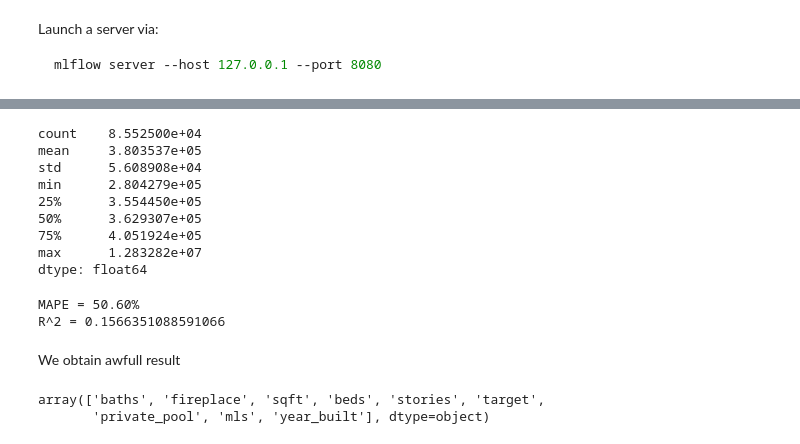
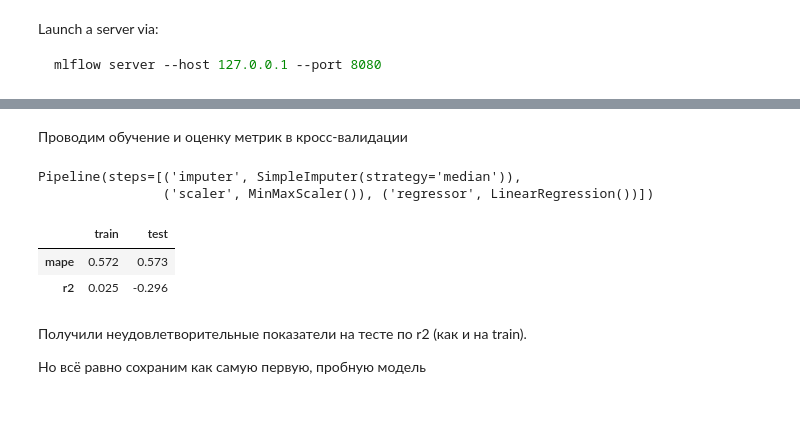
Before and after one commit to mvulf/housing_cost, a Jupyter notebook: notebooks/3.0-mv-modelling-baseline.ipynb, the cells around one changed output, grey strips where cells are left out. Cells and saved outputs as stored; diff of their text form; code cells hidden in the pictures; blank space fills up the shorter version.

```diff
--- a/notebooks/3.0-mv-modelling-baseline.ipynb
+++ b/notebooks/3.0-mv-modelling-baseline.ipynb
@@ -95,3 +74,7 @@ df = df.drop('baths', axis=1)
 # %%
+df = df.drop('baths', axis=1)
 df_crop = df[df['target'].between(1e5, 1e6)]
 df = df_crop
+
+# Prepare data
+X, y = train_model.get_X_y(df)
@@ -147,32 +84,34 @@ Name: target, dtype: float64
-# %%
-pd.Series(y_pred).describe()
-# %% [output]
-count    8.552500e+04
-mean     3.803537e+05
-std      5.608908e+04
-min      2.804279e+05
-25%      3.554450e+05
-50%      3.629307e+05
-75%      4.051924e+05
-max      1.283282e+07
-dtype: float64
-# %%
-from sklearn.metrics import mean_absolute_percentage_error
-from sklearn.metrics import r2_score
-
-# TODO: Get test and train metrics!
-mape = mean_absolute_percentage_error(y_test, y_pred)
-r2 = r2_score(y_test, y_pred)
-
-print(f'MAPE = {mape*100:.2f}%')
-print(f'R^2 = {r2}')
-# %% [output]
-MAPE = 50.60%
-R^2 = 0.1566351088591066
-# %% [markdown]
-We obtain awfull result
-# %%
-imp_median.feature_names_in_
-# %% [output]
-array(['baths', 'fireplace', 'sqft', 'beds', 'stories', 'target',
-       'private_pool', 'mls', 'year_built'], dtype=object)
+# %% [markdown]
+Проводим обучение и оценку метрик в кросс-валидации
+# %%
+# random_state = 42
+
+# Prepare pipe
+imputer_params = get_dict(
+    missing_values=np.nan,
+    strategy='median'
+)
+pipe_elements = [
+    ('imputer', SimpleImputer, imputer_params),
+    ('scaler', MinMaxScaler),
+    ('regressor', LinearRegression)
+]
+pipe, pipe_params = train_model.make_pipeline(pipe_elements)
+display(pipe)
+
+# Conduct fitting and cross-validation metrics estimation
+metrics = train_model.cross_validate_pipe(
+    pipe=pipe,
+    X=X,
+    y=y,
+)
+# %% [output]
+Pipeline(steps=[('imputer', SimpleImputer(strategy='median')),
+                ('scaler', MinMaxScaler()), ('regressor', LinearRegression())])
+|  | train | test |
+| mape | 0.572 | 0.573 |
+| r2 | 0.025 | -0.296 |
+# %% [markdown]
+Получили неудовлетворительные показатели на тесте по r2 (как и на train).
+
+Но всё равно сохраним как самую первую, пробную модель
```
Also changed, not shown: parts of 19 cells of this notebook, 5 other files.
